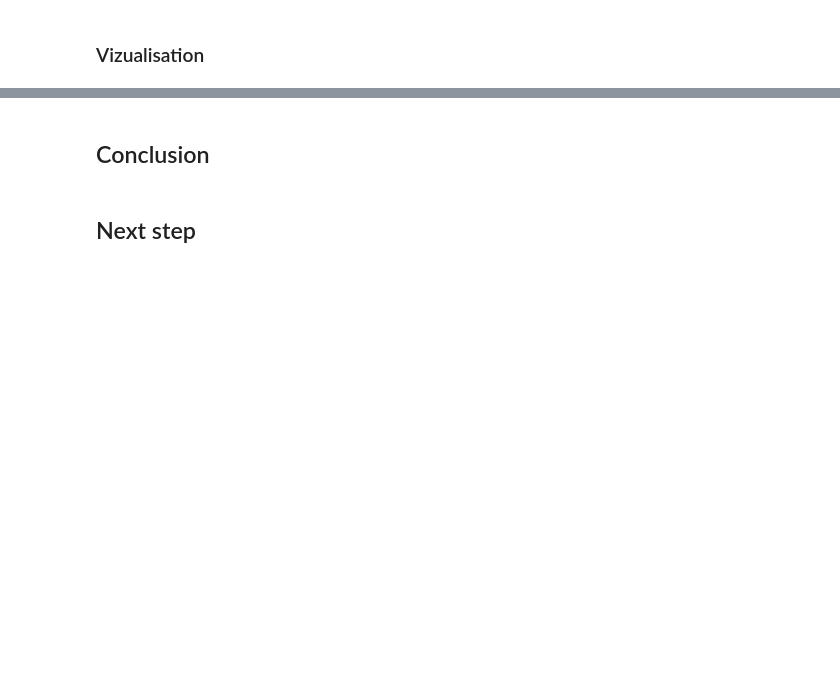
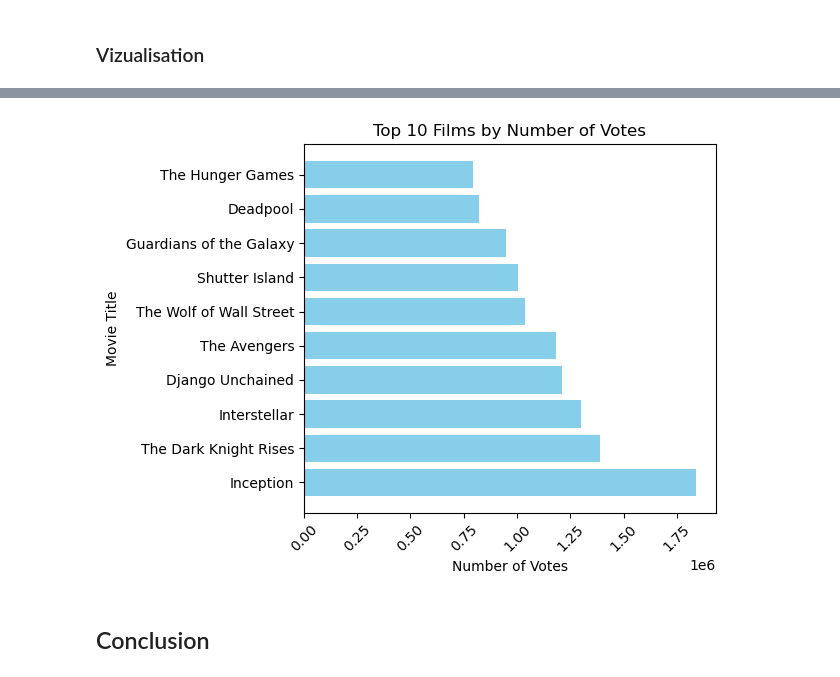
Before and after one commit to tolly00/dsc-phase2-myproject, a Jupyter notebook: student.ipynb, the cells around one changed output, grey strips where cells are left out. Drawn from its saved outputs; the diff is of its cells as text; code cells hidden in the pictures; blank space fills up the shorter version.

```diff
--- a/student.ipynb
+++ b/student.ipynb
@@ -167,0 +170,9 @@ Here we sort genres by `numvotes`. numvotes is the column that show us the numbe
+# %%
+top_numvotes = """
+SELECT *
+FROM movies
+ORDER BY numvotes DESC
+LIMIT 20;
+"""
+df_top_numvotes = pd.read_sql(top_numvotes,conn).head(10)
+df_top_numvotes
@@ -234,4 +268,13 @@ df_top_avgrating
+# %%
+
+plt.barh(df_top_numvotes['primary_title'], df_top_numvotes['numvotes'], color='skyblue')
+plt.title('Top 10 Films by Number of Votes')
+plt.xlabel('Number of Votes')
+plt.xticks(rotation=45)
+plt.ylabel('Movie Title')
+plt.tight_layout()
+plt.show()
+# %% [output]
+[figure, added]
 # %% [markdown]
 ## Conclusion
-# %% [markdown]
-## Next step
```
Also changed, not shown: parts of 20 cells of this notebook.
